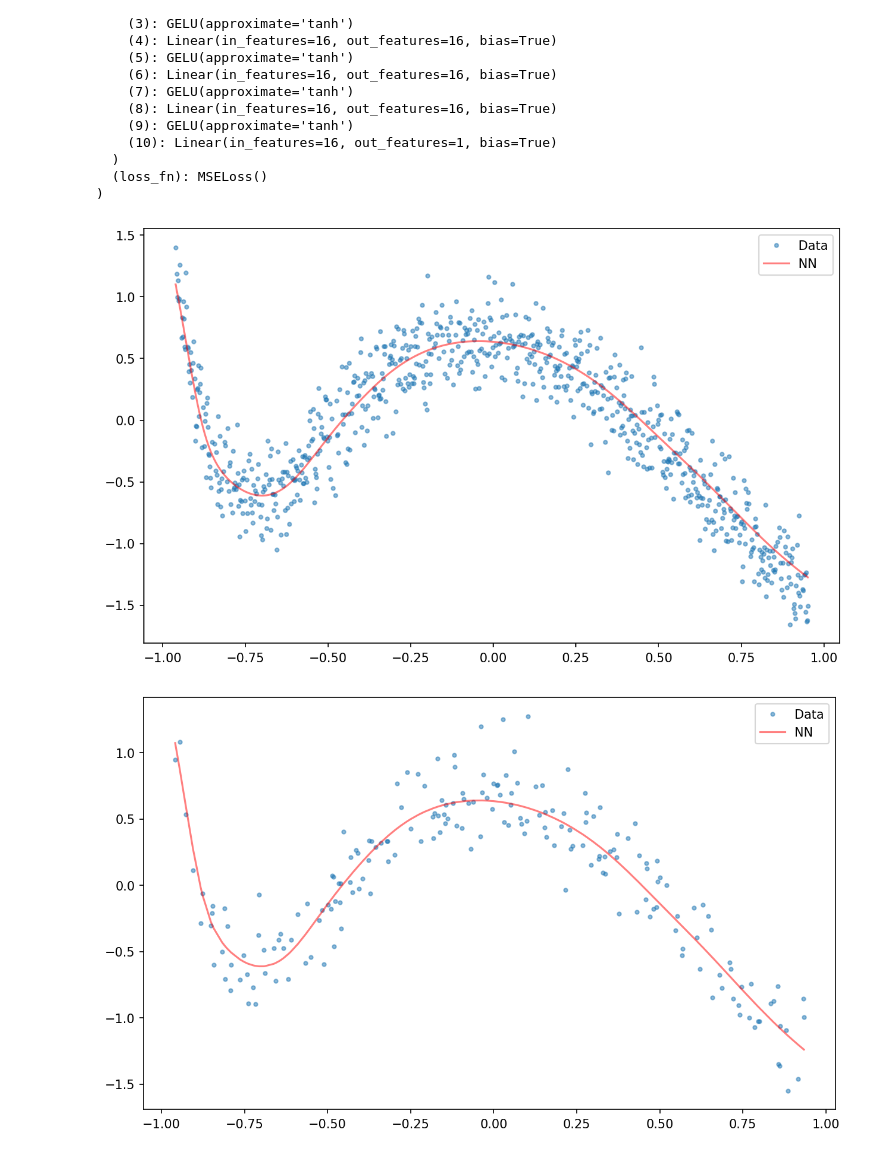
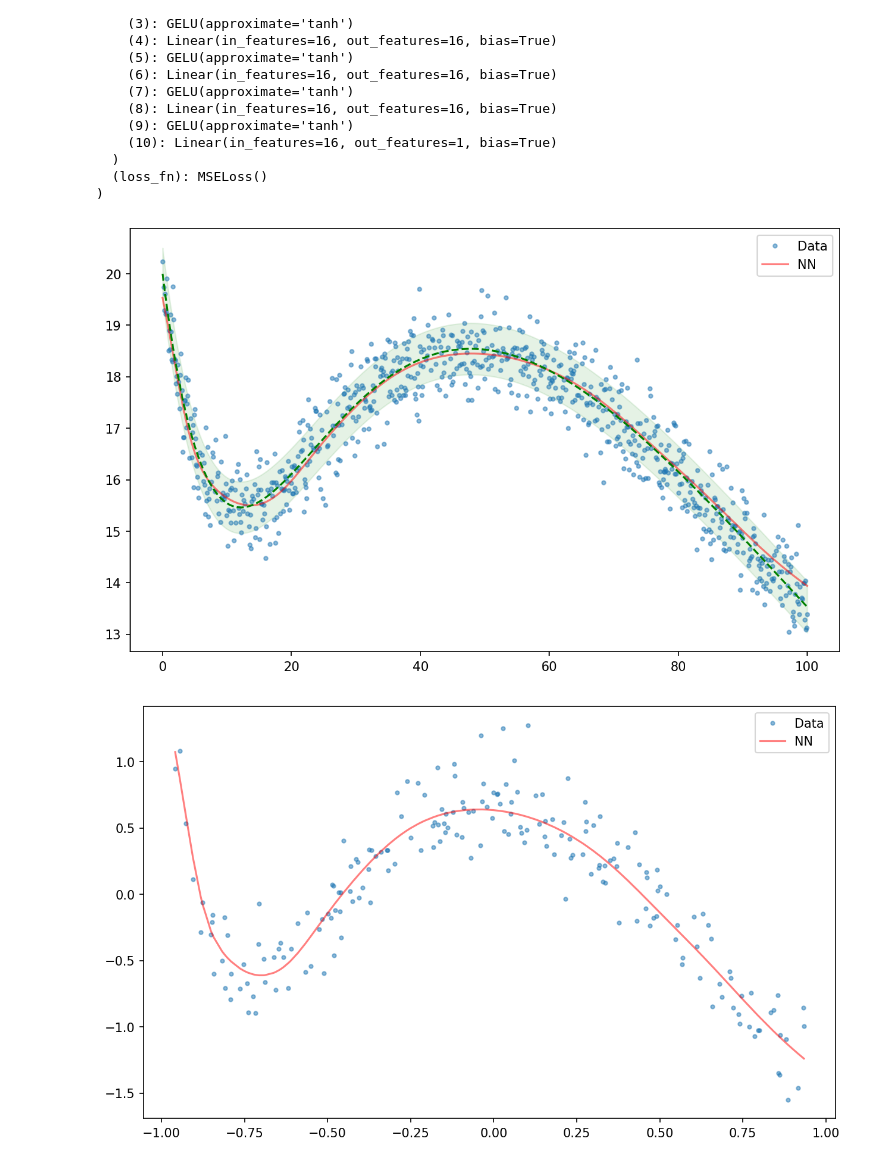
Before and after one commit to Axect/Noisy_Regression, a Jupyter notebook: Noisy_MLP-Laplace.ipynb, the cells around one changed output. Saved outputs shown, nothing was run; the diff lists cells and outputs as text; code cells hidden in the pictures.

```diff
--- a/Noisy_MLP-Laplace.ipynb
+++ b/Noisy_MLP-Laplace.ipynb
@@ -46,5 +46,13 @@ df
 | 998 | 99.8999 | 13.125170 |
 | 999 | 100.0000 | 13.390365 |
 1000 rows × 2 columns
+# %%
+def f_true(x):
+    return 20. * np.exp(-x / 10.) + x * np.exp(-x / 50.)
+
+sigma_true = 0.5
+
+domain = np.linspace(0, 100, 10000)
+y_true = f_true(domain)
 # %%
 plt.figure(figsize=(10,6),dpi=150)
@@ -300,14 +310,19 @@ X_data = X_data[X_data[:,0].argsort()]
 
 X_hat = np.column_stack([x_input, y_output])
 X_hat = X_hat[X_hat[:,0].argsort()]
+
+X_data = scaler.inverse_transform(X_data)
+X_hat  = scaler.inverse_transform(X_hat)
 # %%
 plt.figure(figsize=(10,6), dpi=150)
 plt.plot(X_data[:,0], X_data[:,1], '.', label='Data', alpha=0.5)
 plt.plot(X_hat[:,0], X_hat[:,1], 'r-', label='NN', alpha=0.5)
+plt.plot(domain, y_true, 'g--')
+plt.fill_between(domain, y_true + 0.5, y_true - 0.5, color='g', alpha=0.1)
 plt.legend()
 plt.show()
 # %% [output]
-[figure, old version]
+[figure, new version]
 # %%
 x_input, y_input, y_output = decoder(best_model, dl_test)
 
```
Also changed, not shown: parts of 7 cells of this notebook, 1 other file.
